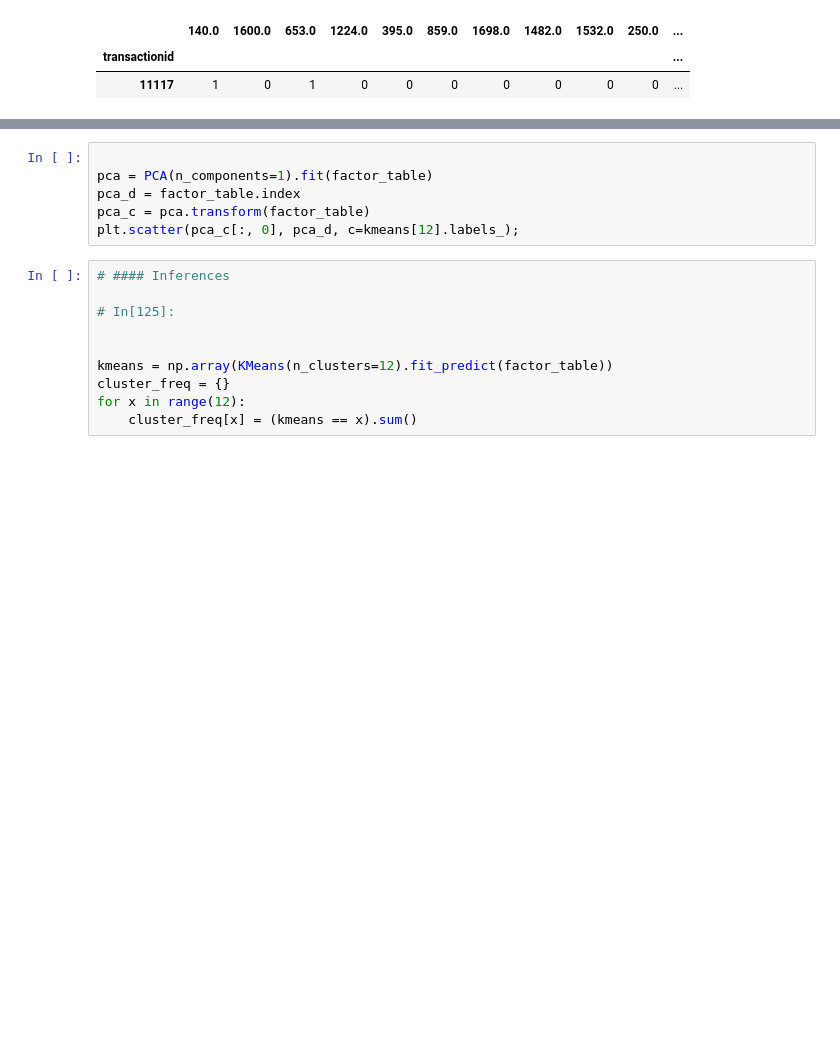
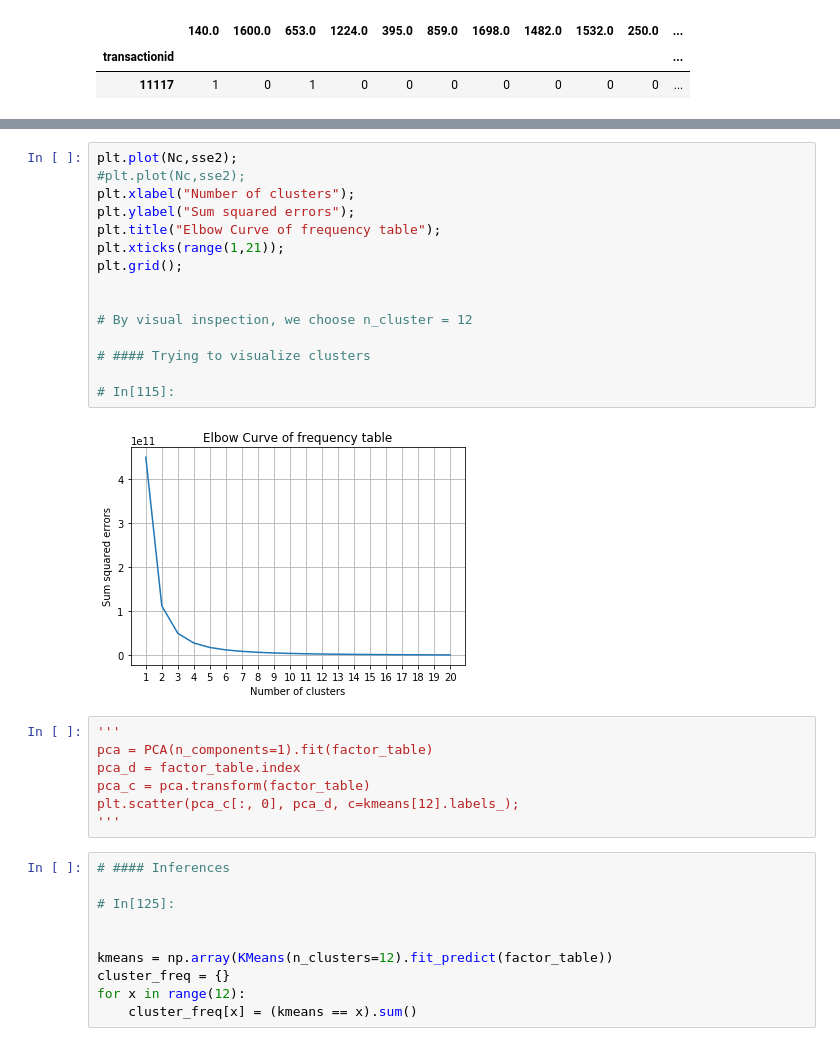
Before and after one commit to parthamishra1996/RetailAnalytics, a Jupyter notebook: Retail_Analytics.ipynb, the cells around one changed output, grey strips where cells are left out. Cells and saved outputs as stored; diff of their text form; blank space fills up the shorter version.

```diff
--- a/Retail_Analytics.ipynb
+++ b/Retail_Analytics.ipynb
@@ -642,9 +650,27 @@ plt.grid();
+# %%
+plt.plot(Nc,sse2);
+#plt.plot(Nc,sse2);
+plt.xlabel("Number of clusters");
+plt.ylabel("Sum squared errors");
+plt.title("Elbow Curve of frequency table");
+plt.xticks(range(1,21));
+plt.grid();
+
+
+# By visual inspection, we choose n_cluster = 12
+
+# #### Trying to visualize clusters
+
+# In[115]:
+# %% [output]
+[figure, added]
 # %%
-
+'''
 pca = PCA(n_components=1).fit(factor_table)
 pca_d = factor_table.index
 pca_c = pca.transform(factor_table)
 plt.scatter(pca_c[:, 0], pca_d, c=kmeans[12].labels_);
+'''
 # %%
 # #### Inferences
 
```
Also changed, not shown: parts of 6 cells of this notebook.
